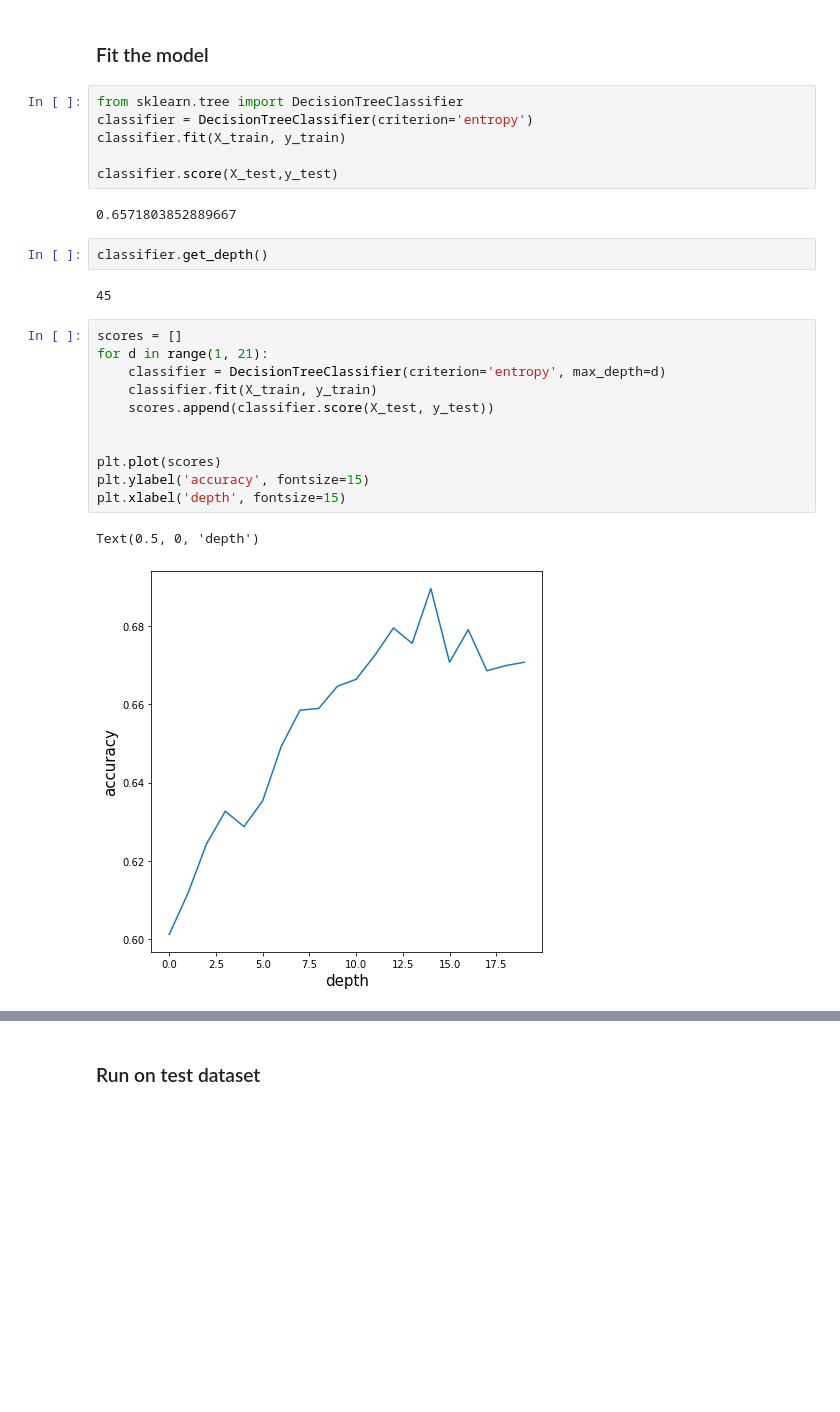
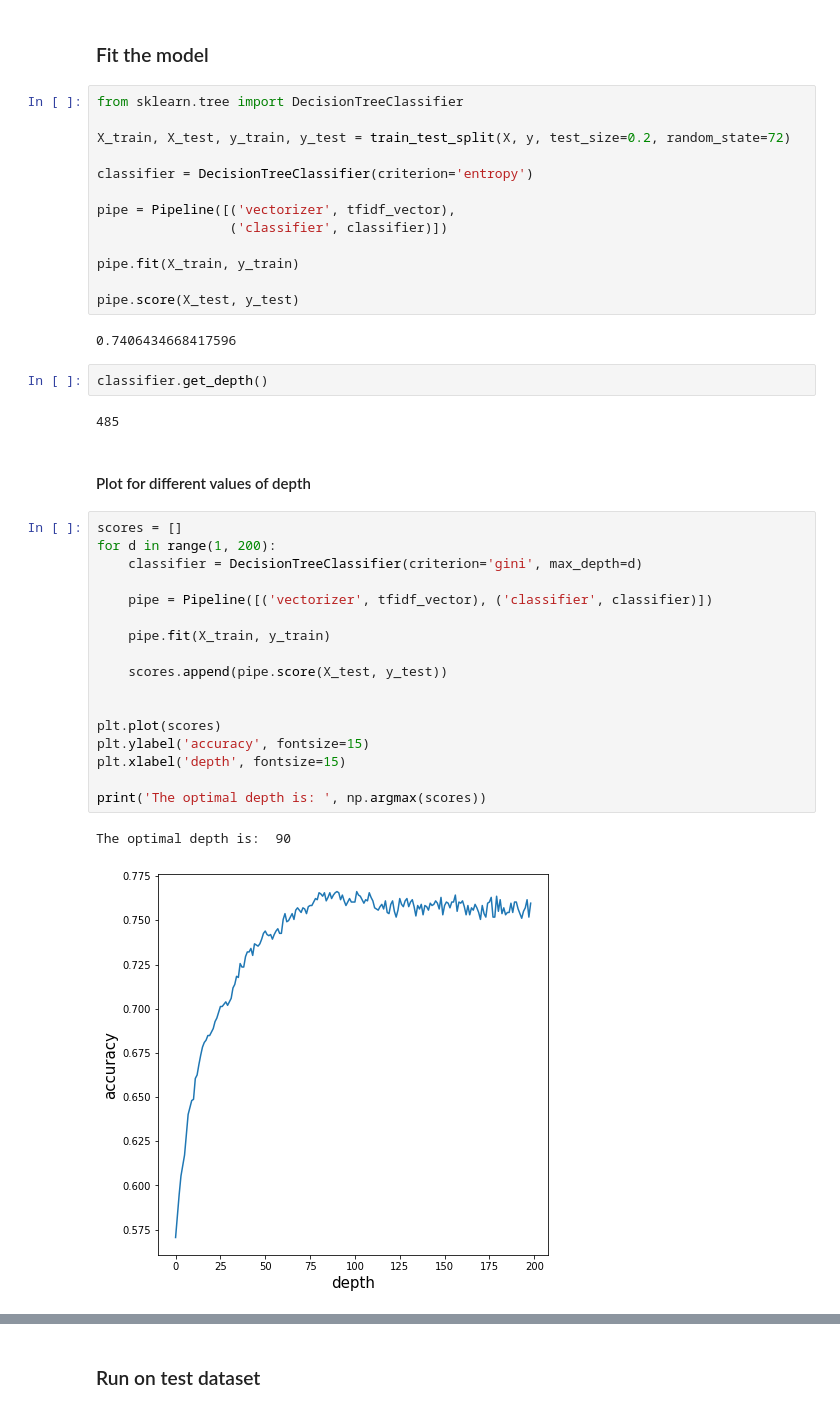
Before and after one commit to amuller9/Rolex_Project2, a Jupyter notebook: code/Samuel Main_Project2.ipynb, the cells around one changed output, grey strips where cells are left out. Cells and saved outputs as stored; diff of their text form; blank space fills up the shorter version.

```diff
--- a/code/Samuel Main_Project2.ipynb
+++ b/code/Samuel Main_Project2.ipynb
@@ -948,27 +940,42 @@ test output shape:  (2284, 835)
 ### Fit the model
 # %%
 from sklearn.tree import DecisionTreeClassifier
+
+X_train, X_test, y_train, y_test = train_test_split(X, y, test_size=0.2, random_state=72)
+
 classifier = DecisionTreeClassifier(criterion='entropy')
-classifier.fit(X_train, y_train)
 
-classifier.score(X_test,y_test)
+pipe = Pipeline([('vectorizer', tfidf_vector),
+                 ('classifier', classifier)])
+
+pipe.fit(X_train, y_train)
+
+pipe.score(X_test, y_test)
 # %% [output]
-0.6571803852889667
+0.7406434668417596
 # %%
 classifier.get_depth()
 # %% [output]
-45
+485
+# %% [markdown]
+#### Plot for different values of depth
 # %%
 scores = []
-for d in range(1, 21):
-    classifier = DecisionTreeClassifier(criterion='entropy', max_depth=d)
-    classifier.fit(X_train, y_train)
-    scores.append(classifier.score(X_test, y_test))
+for d in range(1, 200):
+    classifier = DecisionTreeClassifier(criterion='gini', max_depth=d)
+
+    pipe = Pipeline([('vectorizer', tfidf_vector), ('classifier', classifier)])
+
+    pipe.fit(X_train, y_train)
+
+    scores.append(pipe.score(X_test, y_test))
 
 
 plt.plot(scores)
 plt.ylabel('accuracy', fontsize=15)
 plt.xlabel('depth', fontsize=15)
+
+print('The optimal depth is: ', np.argmax(scores))
 # %% [output]
-Text(0.5, 0, 'depth')
+The optimal depth is:  90
-[figure, old version]
+[figure, new version]
```
Also changed, not shown: parts of 73 cells of this notebook, 7 other files.
